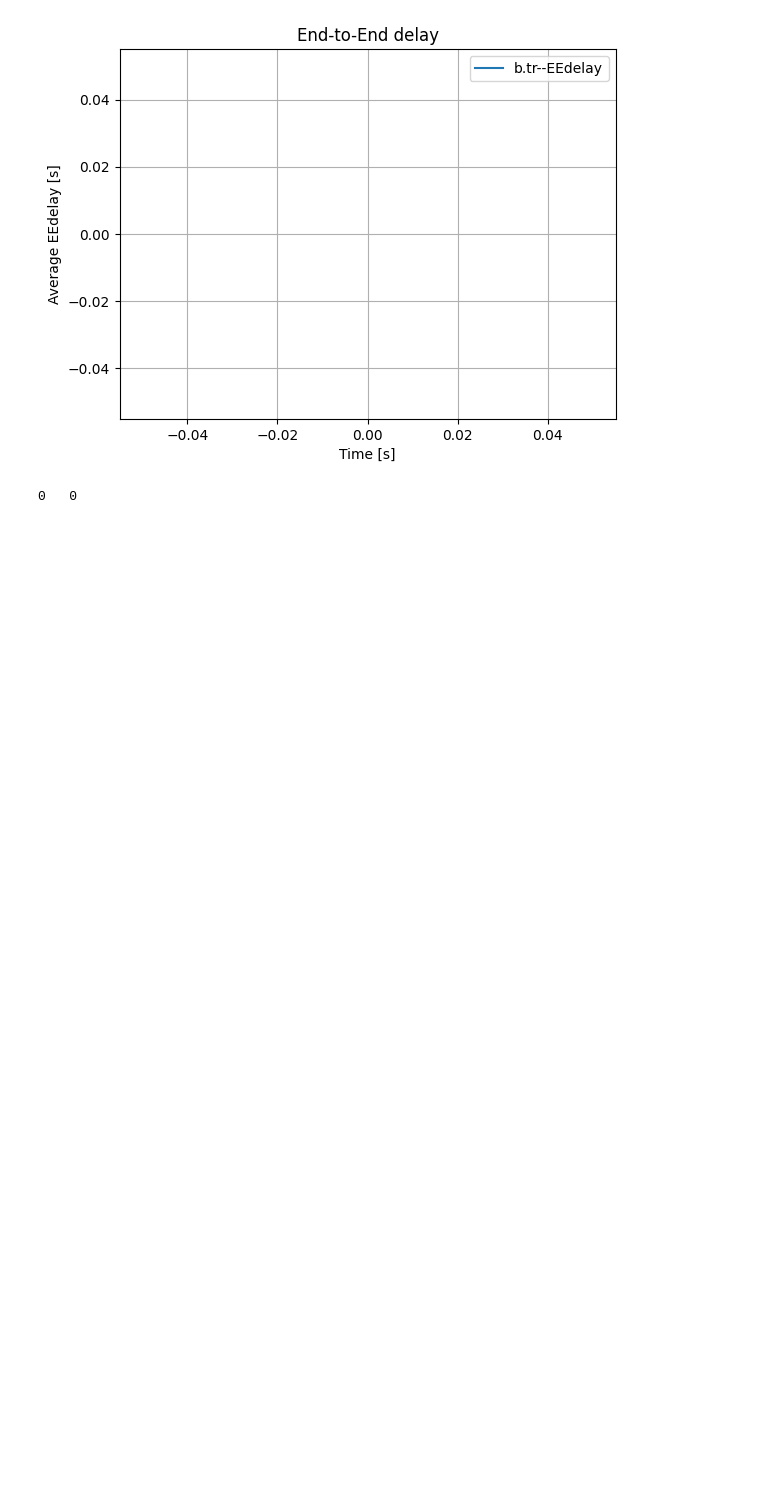
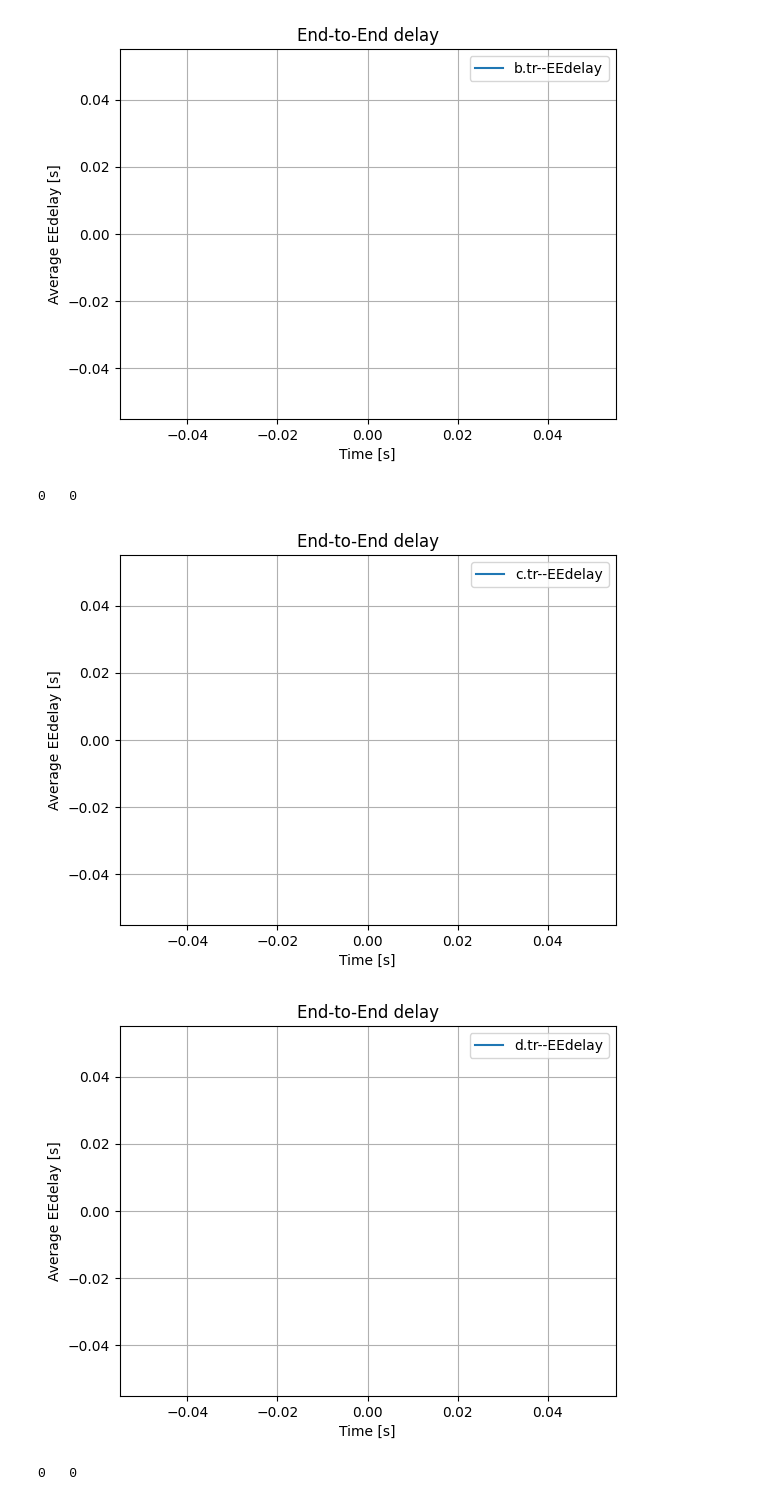
Before and after one commit to masumhasan/networkP, a Jupyter notebook: delay.ipynb, the cells around one changed output. Cells and saved outputs as stored; diff of their text form; code cells hidden in the pictures; blank space fills up the shorter version.

```diff
--- a/delay.ipynb
+++ b/delay.ipynb
@@ -20,3 +19,23 @@ for instant in time:
 [figure]
 [figure]
 0   0
+# %%
+# end-to-end delay
+eedelay1 = tr.Eedelay('c.tr', '33')
+eedelay2 = tr.Eedelay('d.tr', '33')
+
+eedelay2.sample()  # eedelay2.sample(1.5) for sampling with step=1.5
+eedelay1.plot()
+eedelay2.plot()
+
+# getting data
+time = eedelay2.time_sample
+eedelay = eedelay2.eedelay_sample
+idx = 0
+for instant in time:
+    print(instant, ' ', eedelay[idx])
+    idx += 1
+# %% [output]
+[figure, added]
+[figure, added]
+0   0
```
Also changed, not shown: parts of 1 cell of this notebook, 1 other file.
